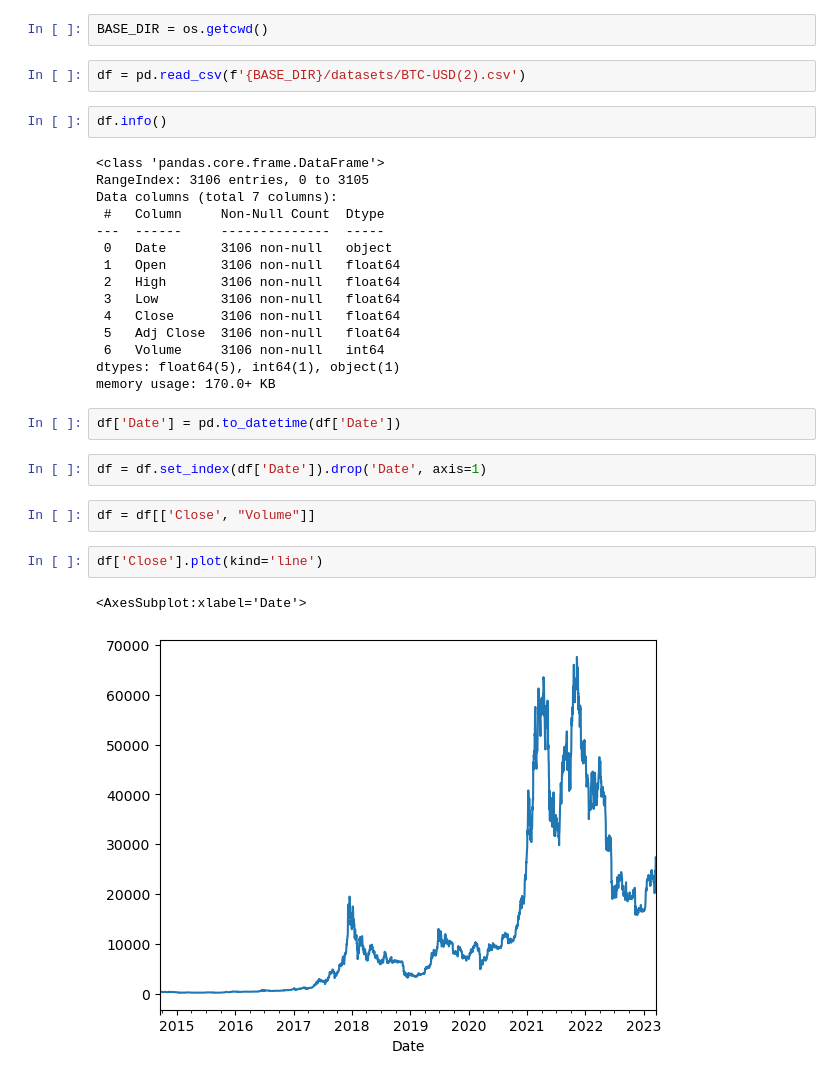
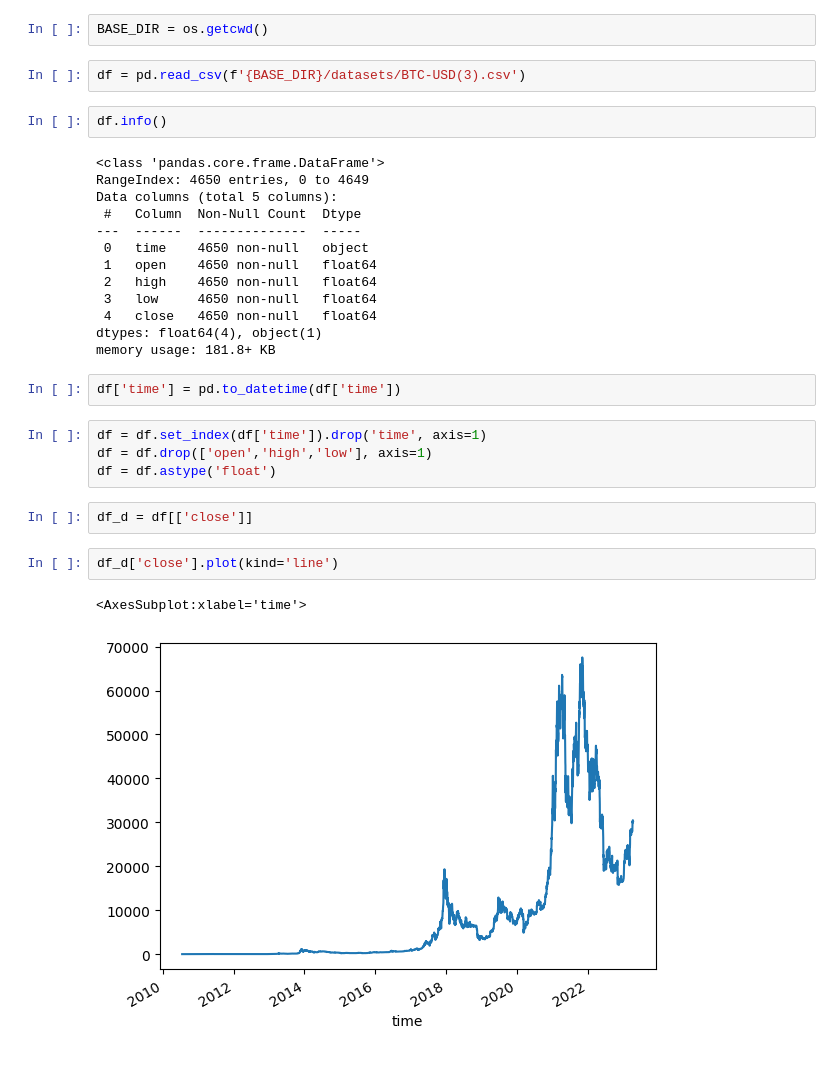
Before and after one commit to ootho/btc_timeseries_analysis, a Jupyter notebook: notebook09d5459ff7.ipynb, the cells around one changed output. Saved outputs shown, nothing was run; the diff lists cells and outputs as text.

```diff
--- a/notebook09d5459ff7.ipynb
+++ b/notebook09d5459ff7.ipynb
@@ -6,32 +12,32 @@ import os
 # %%
 BASE_DIR = os.getcwd()
 # %%
-df = pd.read_csv(f'{BASE_DIR}/datasets/BTC-USD(2).csv')
+df = pd.read_csv(f'{BASE_DIR}/datasets/BTC-USD(3).csv')
 # %%
 df.info()
 # %% [output]
 <class 'pandas.core.frame.DataFrame'>
-RangeIndex: 3106 entries, 0 to 3105
-Data columns (total 7 columns):
- #   Column     Non-Null Count  Dtype
----  ------     --------------  -----
- 0   Date       3106 non-null   object
- 1   Open       3106 non-null   float64
- 2   High       3106 non-null   float64
- 3   Low        3106 non-null   float64
- 4   Close      3106 non-null   float64
- 5   Adj Close  3106 non-null   float64
- 6   Volume     3106 non-null   int64
-dtypes: float64(5), int64(1), object(1)
-memory usage: 170.0+ KB
+RangeIndex: 4650 entries, 0 to 4649
+Data columns (total 5 columns):
+ #   Column  Non-Null Count  Dtype
+---  ------  --------------  -----
+ 0   time    4650 non-null   object
+ 1   open    4650 non-null   float64
+ 2   high    4650 non-null   float64
+ 3   low     4650 non-null   float64
+ 4   close   4650 non-null   float64
+dtypes: float64(4), object(1)
+memory usage: 181.8+ KB
 # %%
-df['Date'] = pd.to_datetime(df['Date'])
+df['time'] = pd.to_datetime(df['time'])
 # %%
-df = df.set_index(df['Date']).drop('Date', axis=1)
+df = df.set_index(df['time']).drop('time', axis=1)
+df = df.drop(['open','high','low'], axis=1)
+df = df.astype('float')
 # %%
-df = df[['Close', "Volume"]]
+df_d = df[['close']]
 # %%
-df['Close'].plot(kind='line')
+df_d['close'].plot(kind='line')
 # %% [output]
-<AxesSubplot:xlabel='Date'>
+<AxesSubplot:xlabel='time'>
-[figure, old version]
+[figure, new version]
```
Also changed, not shown: parts of 34 cells of this notebook, 2 other files.
